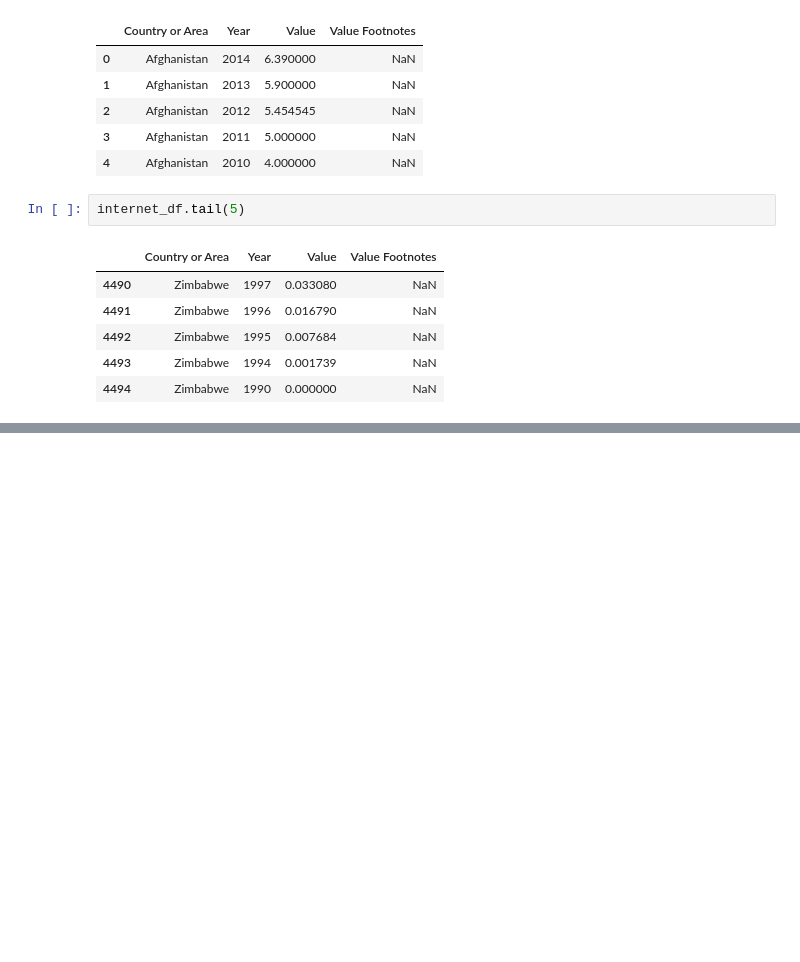
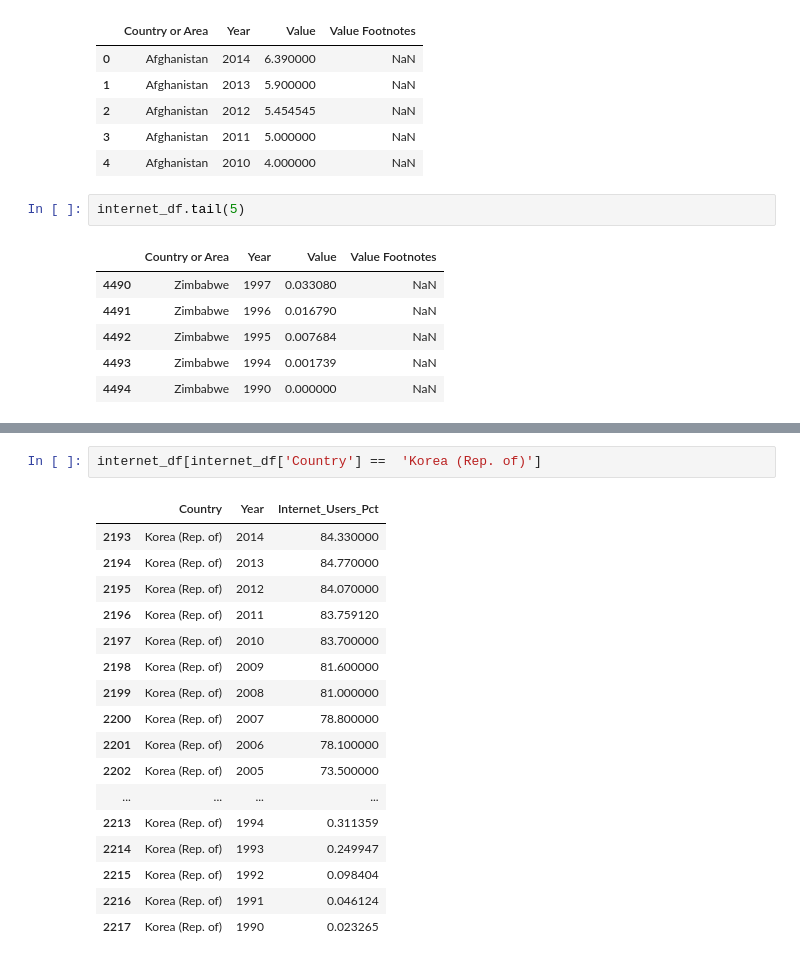
Before and after one commit to nss-data-science-cohort-5/un_exploration-ripplesphere, a Jupyter notebook: notebooks/UN_Data_Exploration.ipynb, the cells around one changed output, grey strips where cells are left out. Saved outputs shown, nothing was run; the diff lists cells and outputs as text; blank space fills up the shorter version.

```diff
--- a/notebooks/UN_Data_Exploration.ipynb
+++ b/notebooks/UN_Data_Exploration.ipynb
@@ -276,0 +352,20 @@ internet_df.tail(5)
+# %%
+internet_df[internet_df['Country'] ==  'Korea (Rep. of)']
+# %% [output]
+|  | Country | Year | Internet_Users_Pct |
+| 2193 | Korea (Rep. of) | 2014 | 84.330000 |
+| 2194 | Korea (Rep. of) | 2013 | 84.770000 |
+| 2195 | Korea (Rep. of) | 2012 | 84.070000 |
+| 2196 | Korea (Rep. of) | 2011 | 83.759120 |
+| 2197 | Korea (Rep. of) | 2010 | 83.700000 |
+| 2198 | Korea (Rep. of) | 2009 | 81.600000 |
+| 2199 | Korea (Rep. of) | 2008 | 81.000000 |
+| 2200 | Korea (Rep. of) | 2007 | 78.800000 |
+| 2201 | Korea (Rep. of) | 2006 | 78.100000 |
+| 2202 | Korea (Rep. of) | 2005 | 73.500000 |
+| ... | ... | ... | ... |
+| 2213 | Korea (Rep. of) | 1994 | 0.311359 |
+| 2214 | Korea (Rep. of) | 1993 | 0.249947 |
+| 2215 | Korea (Rep. of) | 1992 | 0.098404 |
+| 2216 | Korea (Rep. of) | 1991 | 0.046124 |
+| 2217 | Korea (Rep. of) | 1990 | 0.023265 |
```
Also changed, not shown: parts of 11 cells of this notebook.
